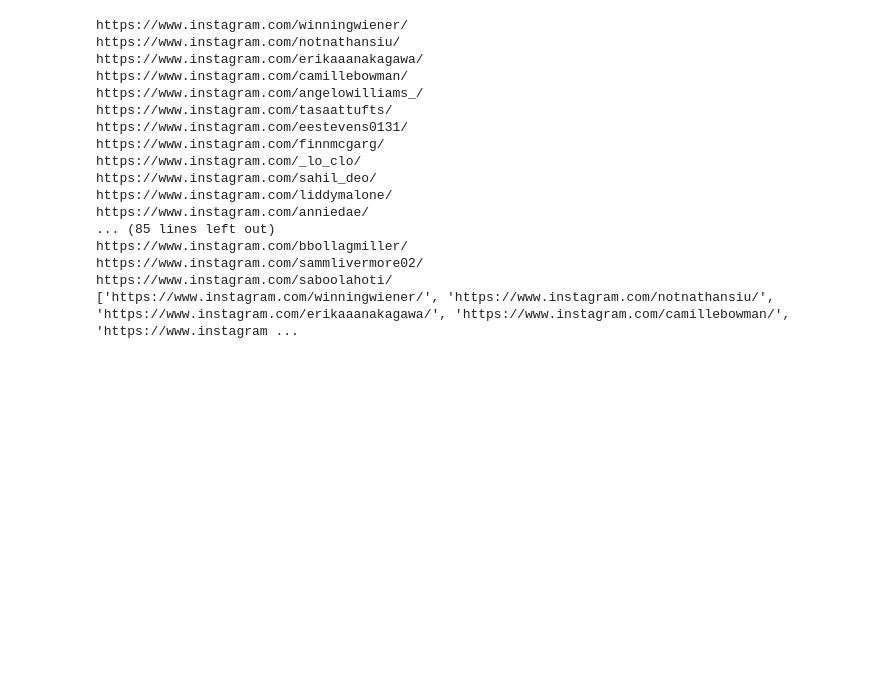
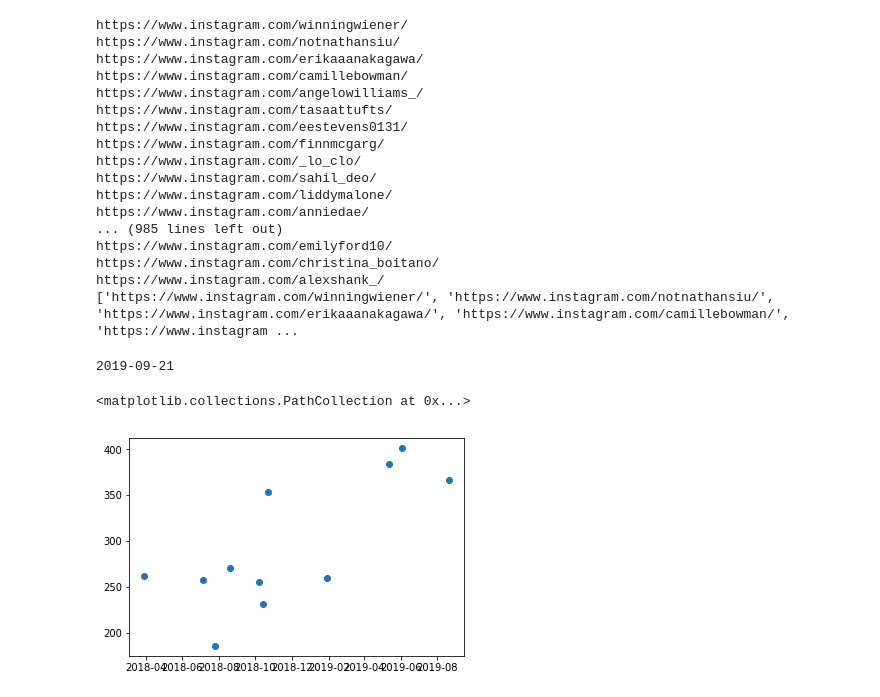
Before and after one commit to sejaldua/instagram-profilecrawl, a Jupyter notebook: scrape-insta.ipynb, the cells around one changed output. Drawn from its saved outputs; the diff is of its cells as text; code cells hidden in the pictures; blank space fills up the shorter version.

Commit message:
exploring follower-following ratios

```diff
--- a/scrape-insta.ipynb
+++ b/scrape-insta.ipynb
@@ -78,7 +78,7 @@ class InstagramBot():
 bot = InstagramBot('sejaldua@gmail.com', 'Sejalu99')
 bot.signIn()
 bot.not_now()
-followers = bot.getUserFollowers('sejaldua99', 100, 'sejal followers.txt')
+followers = bot.getUserFollowers('sejaldua99', 1000, 'sejal_followers.txt')
 print(followers)
 # %% [output]
 https://www.instagram.com/winningwiener/
@@ -93,8 +93,37 @@ https://www.instagram.com/_lo_clo/
 https://www.instagram.com/sahil_deo/
 https://www.instagram.com/liddymalone/
 https://www.instagram.com/anniedae/
-... (85 lines left out)
-https://www.instagram.com/bbollagmiller/
-https://www.instagram.com/sammlivermore02/
-https://www.instagram.com/saboolahoti/
+... (985 lines left out)
+https://www.instagram.com/emilyford10/
+https://www.instagram.com/christina_boitano/
+https://www.instagram.com/alexshank_/
 ['https://www.instagram.com/winningwiener/', 'https://www.instagram.com/notnathansiu/', 'https://www.instagram.com/erikaaanakagawa/', 'https://www.instagram.com/camillebowman/', 'https://www.instagram ...
+# %%
+import json
+import re
+from datetime import date
+import time
+import dateutil.parser
+import matplotlib.pyplot as plt
+
+
+now = date.fromtimestamp(time.time())
+print(now)
+
+filename = "profiles/sejaldua99_2019-09-21 11-18-04.json"
+filename = "profiles/rahul_dua2_2019-09-21 12-02-48.json"
+#Read JSON data into the datastore variable
+if filename:
+    with open(filename, 'r') as f:
+        datastore = json.load(f)
+
+#Use the new datastore datastructure
+dates = [datastore['posts'][i]['date'] for i in range(len(datastore['posts']))]
+converted_dates = [dateutil.parser.parse(dates[i]) for i in range(len(dates))]
+likes = [datastore['posts'][i]['likes']['count'] for i in range(len(datastore['posts']))]
+
+plt.scatter(converted_dates, likes)
+# %% [output]
+2019-09-21
+<matplotlib.collections.PathCollection at 0x...>
+[figure, added]
```
Also changed, not shown: parts of 2 cells of this notebook, 4 other files.
